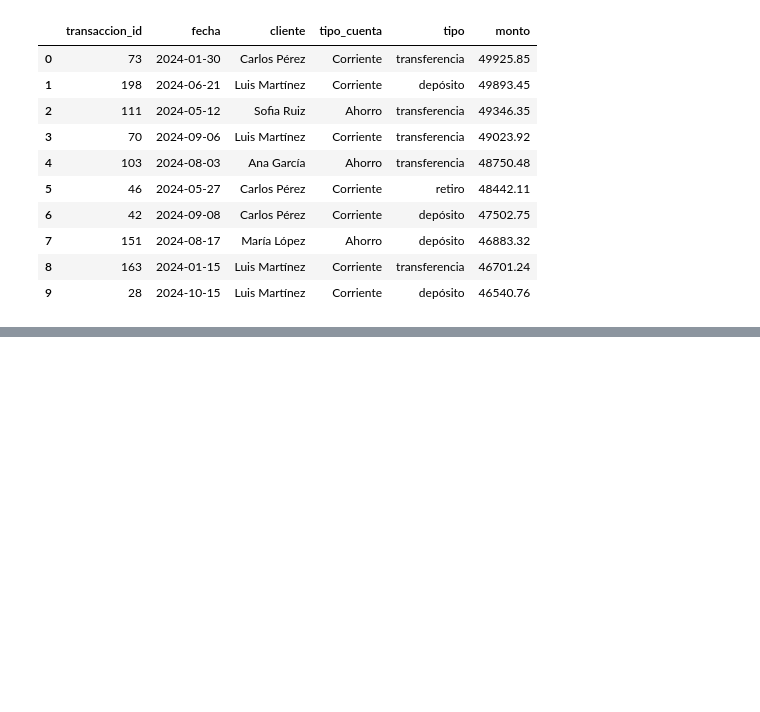
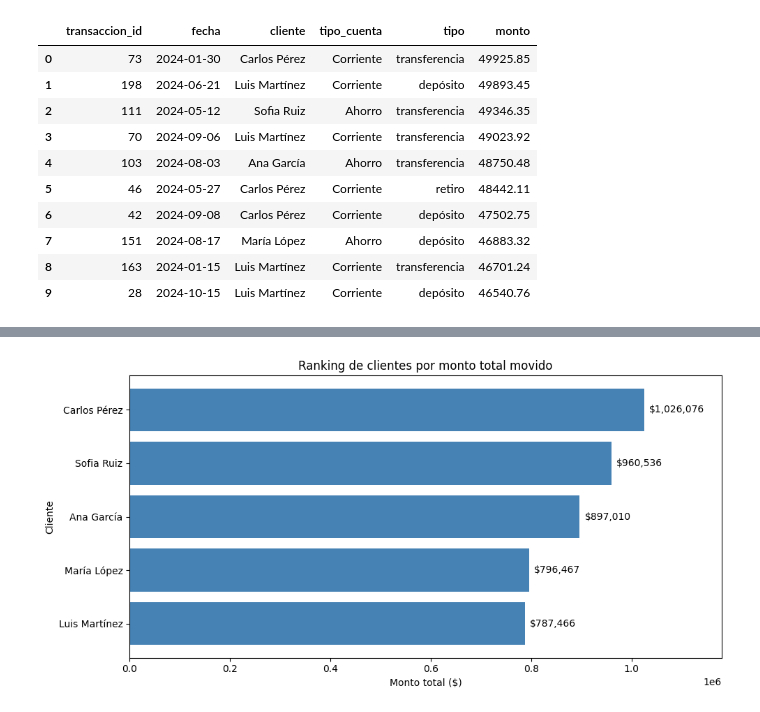
Before and after one commit to gilsimonb/analisis-bancario, a Jupyter notebook: proyecto.ipynb, the cells around one changed output, grey strips where cells are left out. Drawn from its saved outputs; the diff is of its cells as text; code cells hidden in the pictures; blank space fills up the shorter version.

Commit message:
Agrega ranking de clientes con gráfica de barras horizontal
Co-Authored-By: Gilberto Simón <gilsimonb08@hotmail.com>

```diff
--- a/proyecto.ipynb
+++ b/proyecto.ipynb
@@ -115,0 +168,14 @@ Alertas generadas: 20 (archivo: alertas.xlsx)
+# %%
+fig, ax = plt.subplots(figsize=(10, 5))
+ordenado = total_por_cliente.sort_values()  # barh dibuja de abajo hacia arriba
+bars = ax.barh(ordenado.index, ordenado.values, color='steelblue')
+ax.set_title('Ranking de clientes por monto total movido')
+ax.set_xlabel('Monto total ($)')
+ax.set_ylabel('Cliente')
+ax.bar_label(bars, labels=[f'${v:,.0f}' for v in ordenado.values], padding=5)
+ax.margins(x=0.15)
+fig.tight_layout()
+fig.savefig('ranking_clientes.png', dpi=100)
+plt.show()
+# %% [output]
+[figure, added]
```
Also changed, not shown: parts of 3 cells of this notebook, 1 other file.
